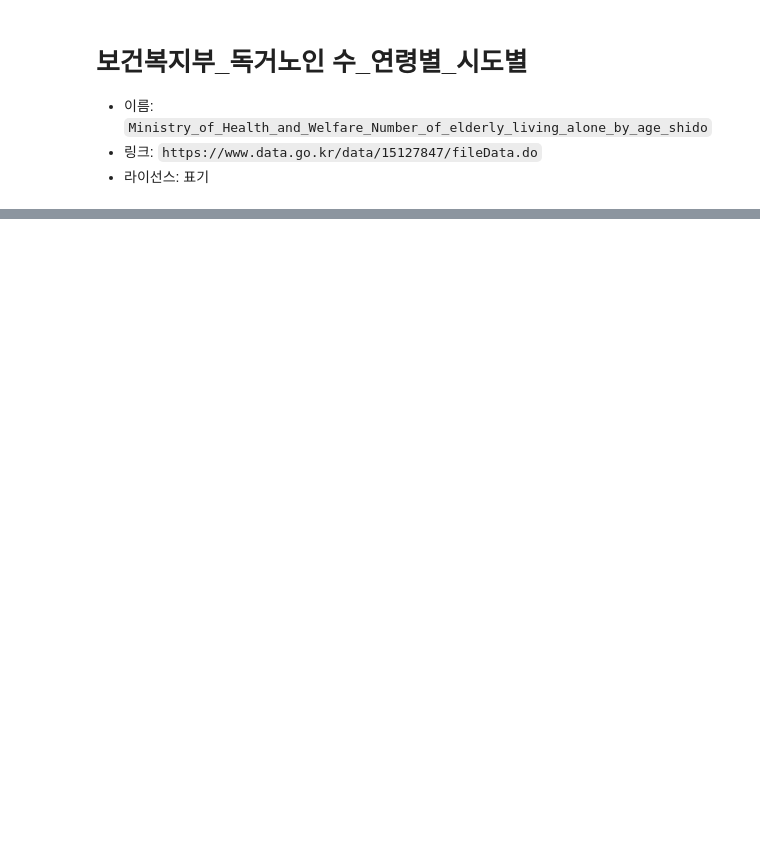
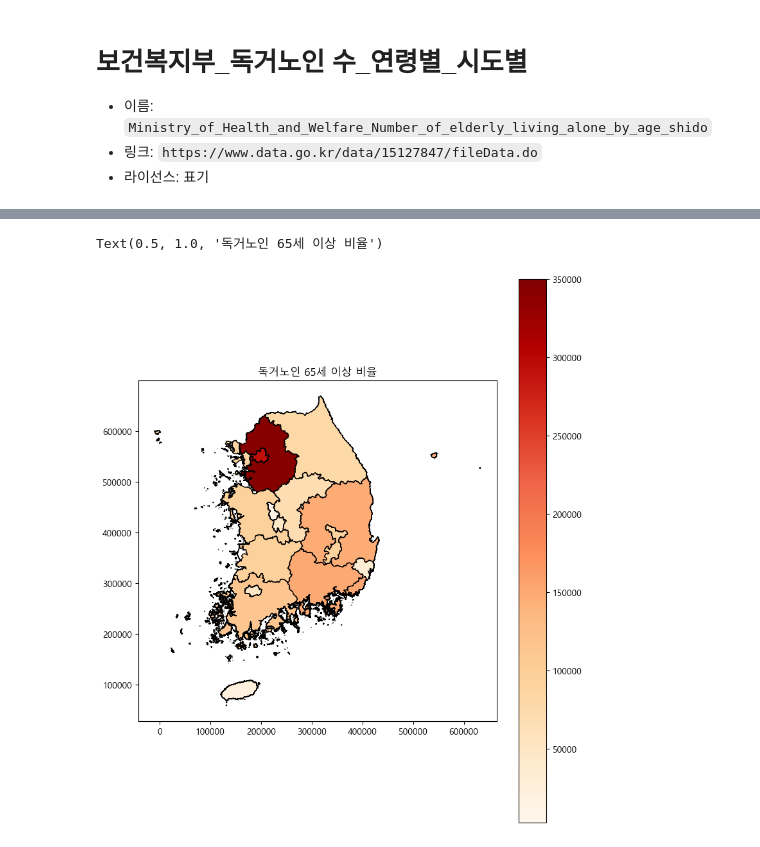
Before and after one commit to hurwan0629/lang-chain-KDT, a Jupyter notebook: workspace/hackerton/workspace/data_analy/03_MOHW_Number_of_elderly_living_alone_by_age_shido.ipynb, the cells around one changed output, grey strips where cells are left out. Drawn from its saved outputs; the diff is of its cells as text; code cells hidden in the pictures; blank space fills up the shorter version.

```diff
--- a/workspace/hackerton/workspace/data_analy/03_MOHW_Number_of_elderly_living_alone_by_age_shido.ipynb
+++ b/workspace/hackerton/workspace/data_analy/03_MOHW_Number_of_elderly_living_alone_by_age_shido.ipynb
@@ -43,0 +141,7 @@ datas_df
+# %%
+concat_df = pd.concat((
+  sido_gdf, datas_df
+), axis=1)
+
+print(type(concat_df))
+concat_df
@@ -43,0 +168,24 @@ datas_df
+# %%
+choice = {
+  0: "총합",
+  1: "65-69세",
+  2: "70-74세",
+  3: "75-79세",
+  4: "80-84세",
+  5: "85세이상"
+}.get(0)
+
+ax = concat_df.plot(
+  column=choice,
+  figsize=(9, 11),
+  legend=True,
+  edgecolor="black",
+  cmap="OrRd",
+  vmin=3_000,
+  vmax=350_000
+)
+
+ax.set_title(f"독거노인 65세 이상 비율")
+# %% [output]
+Text(0.5, 1.0, '독거노인 65세 이상 비율')
+[figure, added]
```
Also changed, not shown: parts of 7 cells of this notebook, 39 other files.
